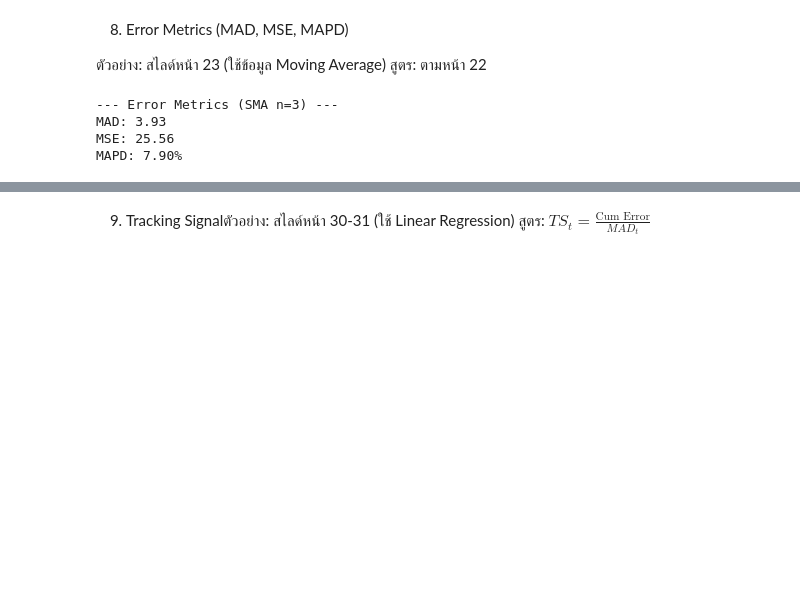
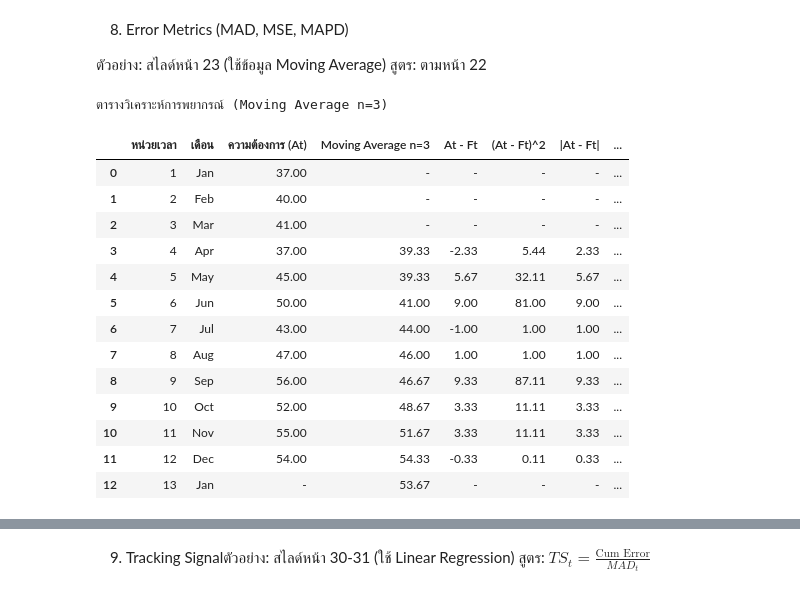
Before and after one commit to alicelouis47/Product_AMI, a Jupyter notebook: 2_Forecast.ipynb, the cells around one changed output, grey strips where cells are left out. Saved outputs shown, nothing was run; the diff lists cells and outputs as text; code cells hidden in the pictures; blank space fills up the shorter version.

```diff
--- a/2_Forecast.ipynb
+++ b/2_Forecast.ipynb
@@ -218,28 +429,64 @@ Quarter 4: 0.30
 
 ตัวอย่าง: สไลด์หน้า 23 (ใช้ข้อมูล Moving Average) สูตร: ตามหน้า 22
 # %%
-# เลือกข้อมูลที่มีค่าทั้ง A_t และ Forecast (ตัดแถว NaN ทิ้ง)
-df_eval = df.dropna(subset=['SMA_3']).copy()
-actual = df_eval['A_t']
-forecast = df_eval['SMA_3']
+import pandas as pd
+import numpy as np
 
-# --- การคำนวณ ---
-error = actual - forecast
-abs_error = np.abs(error)
-sq_error = error ** 2
-pct_error = np.abs(error / actual)
+# 1. เตรียมข้อมูลพื้นฐาน
+data = {
+    'หน่วยเวลา': np.arange(1, 14),
+    'เดือน': ['Jan', 'Feb', 'Mar', 'Apr', 'May', 'Jun', 'Jul', 'Aug', 'Sep', 'Oct', 'Nov', 'Dec', 'Jan'],
+    'ความต้องการ (At)': [37, 40, 41, 37, 45, 50, 43, 47, 56, 52, 55, 54, np.nan]
+}
 
-# หาค่าเฉลี่ย
-MAD = np.mean(abs_error)
-MSE = np.mean(sq_error)
-MAPD = np.mean(pct_error) * 100
+df = pd.DataFrame(data)
 
-print(f"\n--- Error Metrics (SMA n=3) ---")
-print(f"MAD: {MAD:.2f}")
-print(f"MSE: {MSE:.2f}")
-print(f"MAPD: {MAPD:.2f}%")
+# 2. คำนวณ Moving Average (n=3)
+# ใช้ shift(1) เพื่อให้ค่าพยากรณ์ของเดือนนี้ มาจากค่าเฉลี่ยของ 3 เดือนก่อนหน้า
+df['Moving Average n=3'] = df['ความต้องการ (At)'].rolling(window=3).mean().shift(1)
+
+# 3. คำนวณ Error ต่างๆ (คำนวณเฉพาะแถวที่มีทั้ง At และ Ft)
+df['At - Ft'] = df['ความต้องการ (At)'] - df['Moving Average n=3']
+df['(At - Ft)^2'] = df['At - Ft']**2
+df['|At - Ft|'] = df['At - Ft'].abs()
+df['|At - Ft| / |At|'] = df['|At - Ft|'] / df['ความต้องการ (At)']
+
+# 4. คำนวณตัววัดประสิทธิภาพ (Metrics)
+# เลือกเฉพาะช่วงที่มีการพยากรณ์ (เดือนที่ 4-12)
+mask = df['At - Ft'].notna()
+n = mask.sum()
+
+sum_abs_error = df.loc[mask, '|At - Ft|'].sum()
+sum_sq_error = df.loc[mask, '(At - Ft)^2'].sum()
+sum_pct_error = df.loc[mask, '|At - Ft| / |At|'].sum()
+
+mad = sum_abs_error / n
+mse = sum_sq_error / n
+mape = (sum_pct_error / n) * 100 # ในภาพใช้ชื่อ MAPD แต่คำนวณแบบ MAPE
+
+# การจัดรูปแบบการแสดงผลตาราง
+pd.options.display.float_format = '{:,.2f}'.format
+print("ตารางวิเคราะห์การพยากรณ์ (Moving Average n=3)")
+display(df.fillna('-'))
+
+# แสดงผลสรุป
+print(f"\n--- สรุปผลการวัดค่าความคลาดเคลื่อน (Count N = {n}) ---")
+print(f"MAD  : {mad:.2f}")
+print(f"MSE  : {mse:.2f}")
+print(f"MAPE (MAPD) : {mape:.2f}%")
 # %% [output]
---- Error Metrics (SMA n=3) ---
-MAD: 3.93
-MSE: 25.56
-MAPD: 7.90%
+ตารางวิเคราะห์การพยากรณ์ (Moving Average n=3)
+|  | หน่วยเวลา | เดือน | ความต้องการ (At) | Moving Average n=3 | At - Ft | (At - Ft)^2 | |At - Ft| | ... |
+| 0 | 1 | Jan | 37.00 | - | - | - | - | ... |
+| 1 | 2 | Feb | 40.00 | - | - | - | - | ... |
+| 2 | 3 | Mar | 41.00 | - | - | - | - | ... |
+| 3 | 4 | Apr | 37.00 | 39.33 | -2.33 | 5.44 | 2.33 | ... |
+| 4 | 5 | May | 45.00 | 39.33 | 5.67 | 32.11 | 5.67 | ... |
+| 5 | 6 | Jun | 50.00 | 41.00 | 9.00 | 81.00 | 9.00 | ... |
+| 6 | 7 | Jul | 43.00 | 44.00 | -1.00 | 1.00 | 1.00 | ... |
+| 7 | 8 | Aug | 47.00 | 46.00 | 1.00 | 1.00 | 1.00 | ... |
+| 8 | 9 | Sep | 56.00 | 46.67 | 9.33 | 87.11 | 9.33 | ... |
+| 9 | 10 | Oct | 52.00 | 48.67 | 3.33 | 11.11 | 3.33 | ... |
+| 10 | 11 | Nov | 55.00 | 51.67 | 3.33 | 11.11 | 3.33 | ... |
+| 11 | 12 | Dec | 54.00 | 54.33 | -0.33 | 0.11 | 0.33 | ... |
+| 12 | 13 | Jan | - | 53.67 | - | - | - | ... |
```
Also changed, not shown: parts of 13 cells of this notebook.
